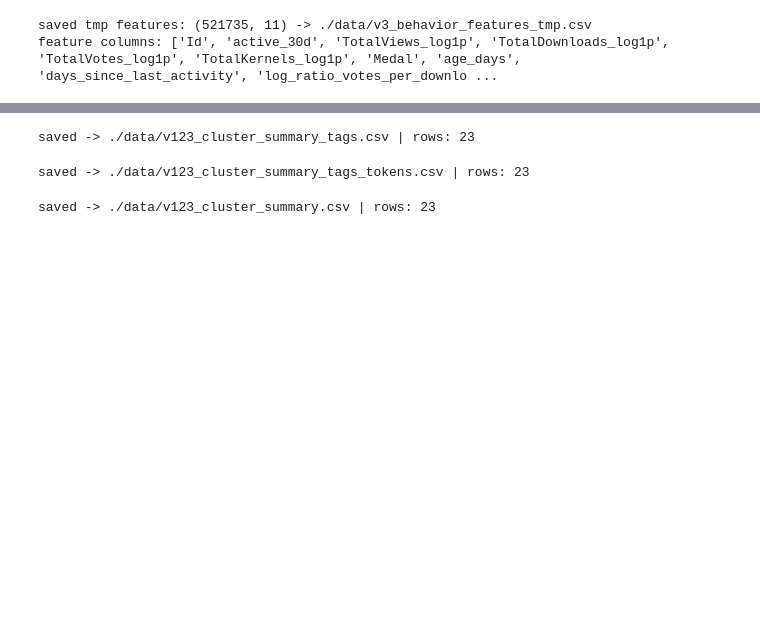
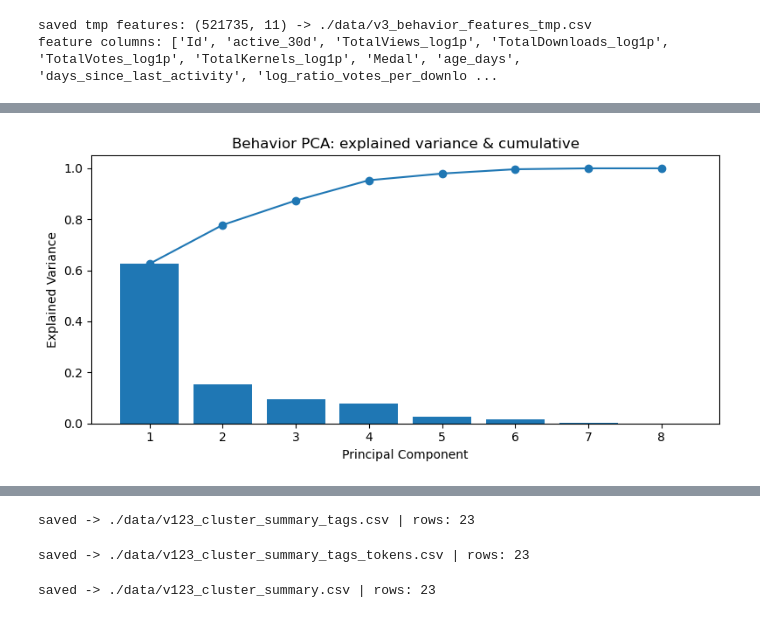
Before and after one commit to teikoyo/recsys, a Jupyter notebook: multi_view_clustering.ipynb, the cells around one changed output, grey strips where cells are left out. Saved outputs shown, nothing was run; the diff lists cells and outputs as text; code cells hidden in the pictures; blank space fills up the shorter version.

```diff
--- a/multi_view_clustering.ipynb
+++ b/multi_view_clustering.ipynb
@@ -927,3 +921,95 @@ Name: count, dtype: int64
 [figure]
 [figure]
 [V3] mean cos — within:0.866 | between:0.000 | centroid-between:-0.012
+# %%
+# ==== V3：PCA 结果可视化（追加段） ==========================================
+import numpy as np, pandas as pd
+
+# 0) 若上文已有 pca / Xpca / feat_cols 就直接用；否则临时重建一份用于画图
+try:
+    pca, Xpca, feat_cols  # noqa: F823  # 仅检查是否已存在
+except NameError:
+    from sklearn.preprocessing import RobustScaler
+    from sklearn.decomposition import PCA
+
+    # 与前文一致的特征集合（如你前文不同，请改成相同顺序）
+    base_cols = [
+        "TotalViews_log1p","TotalDownloads_log1p","TotalVotes_log1p","TotalKernels_log1p",
+        "Medal","age_days","days_since_last_activity","active_30d"
+    ]
+    md = pd.read_csv("./data/metadata_merged.csv", usecols=["Id"] + base_cols).copy()
+    for c in base_cols:
+        md[c] = pd.to_numeric(md[c], errors="coerce").fillna(0)
+
+    # 派生两项“对数差分”（效率/转化的 proxy）
+    md["log_votes_per_download"] = md["TotalVotes_log1p"] - md["TotalDownloads_log1p"]
+    md["log_kernels_per_view"]   = md["TotalKernels_log1p"] - md["TotalViews_log1p"]
+
+    feat_cols = base_cols + ["log_votes_per_download","log_kernels_per_view"]
+    X = md[feat_cols].to_numpy(np.float32)
+
+    # winsorize（0.5%/99.5%）+ RobustScaler
+    ql, qh = np.quantile(X, 0.005, axis=0), np.quantile(X, 0.995, axis=0)
+    X = np.clip(X, ql, qh)
+    Xs = RobustScaler().fit_transform(X)
+
+    # PCA（与前文保持一致的 n_components）
+    pca = PCA(n_components=min(8, Xs.shape[1]), random_state=42)
+    Xpca = pca.fit_transform(Xs)
+
+# 1) 解释方差：柱状图 + 累积曲线
+import matplotlib.pyplot as plt
+evr = pca.explained_variance_ratio_
+cum = np.cumsum(evr)
+plt.figure(figsize=(8,4))
+plt.bar(np.arange(1, len(evr)+1), evr)
+plt.plot(np.arange(1, len(evr)+1), cum, marker="o")
+plt.xlabel("Principal Component")
+plt.ylabel("Explained Variance")
+plt.title("Behavior PCA: explained variance & cumulative")
+plt.tight_layout(); plt.show()
+
+# 2) PC1 vs PC2 散点（抽样），颜色优先用聚类 label，缺省用 active_30d
+idx = np.random.default_rng(0).choice(Xpca.shape[0], size=min(10000, Xpca.shape[0]), replace=False)
+color = None
+try:
+    cl = pd.read_csv("./data/v123_clusters.csv", usecols=["Id","label"])
+    ids = pd.read_csv("./data/metadata_merged.csv", usecols=["Id"])["Id"]
+    lab_map = dict(zip(cl["Id"], cl["label"]))
+    color = ids.map(lab_map).to_numpy()[idx]
+except Exception:
+    try:
+        md_act = pd.read_csv("./data/metadata_merged.csv", usecols=["active_30d"])
+        color = (md_act["active_30d"].astype(str).str.lower().map({"true":1,"1":1}).fillna(0).to_numpy())[idx]
+    except Exception:
+        color = None  # 退化为单色
+
+plt.figure(figsize=(7,6))
+plt.scatter(Xpca[idx,0], Xpca[idx,1], s=6, c=color)
+plt.xlabel("PC1"); plt.ylabel("PC2")
+plt.title("Behavior PCA: PC1 vs PC2")
+plt.tight_layout(); plt.show()
+
+# 3) Biplot：在 PC1/PC2 平面上叠加“贡献最大的特征”方向
+loadings = pd.DataFrame(pca.components_.T, index=feat_cols,
+                        columns=[f"PC{i+1}" for i in range(pca.n_components_)])
+top_feats = (loadings[["PC1","PC2"]].abs().sum(axis=1)
+             .sort_values(ascending=False).head(8)).index.tolist()
+
+plt.figure(figsize=(7,6))
+plt.scatter(Xpca[idx,0], Xpca[idx,1], s=4)
+for f in top_feats:
+    x, y = loadings.loc[f,"PC1"]*3, loadings.loc[f,"PC2"]*3   # 乘系数仅为视觉放大
+    plt.arrow(0,0, x,y, head_width=0.03, length_includes_head=True)
+    plt.text(x*1.05, y*1.05, f, fontsize=9)
+plt.xlabel("PC1"); plt.ylabel("PC2")
+plt.title("Behavior PCA biplot (top feature directions)")
+plt.tight_layout(); plt.show()
+
+# 4) 打印各主成分的“前五重要特征”（按绝对载荷排序）
+for k in range(min(3, pca.n_components_)):
+    imp = loadings.iloc[:, k].abs().sort_values(ascending=False).head(5)
+    print(f"Top loadings for PC{k+1}:")
+    print(imp.to_string())  # 便于在控制台查看
+# %% [output]
+[figure, added]
```
Also changed, not shown: parts of 17 cells of this notebook.
